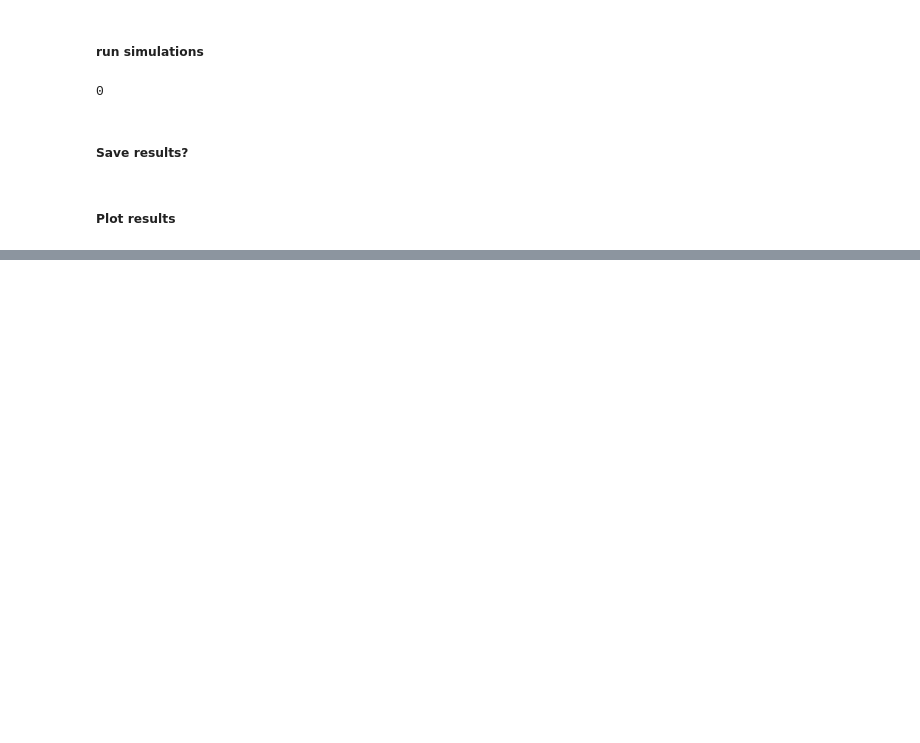
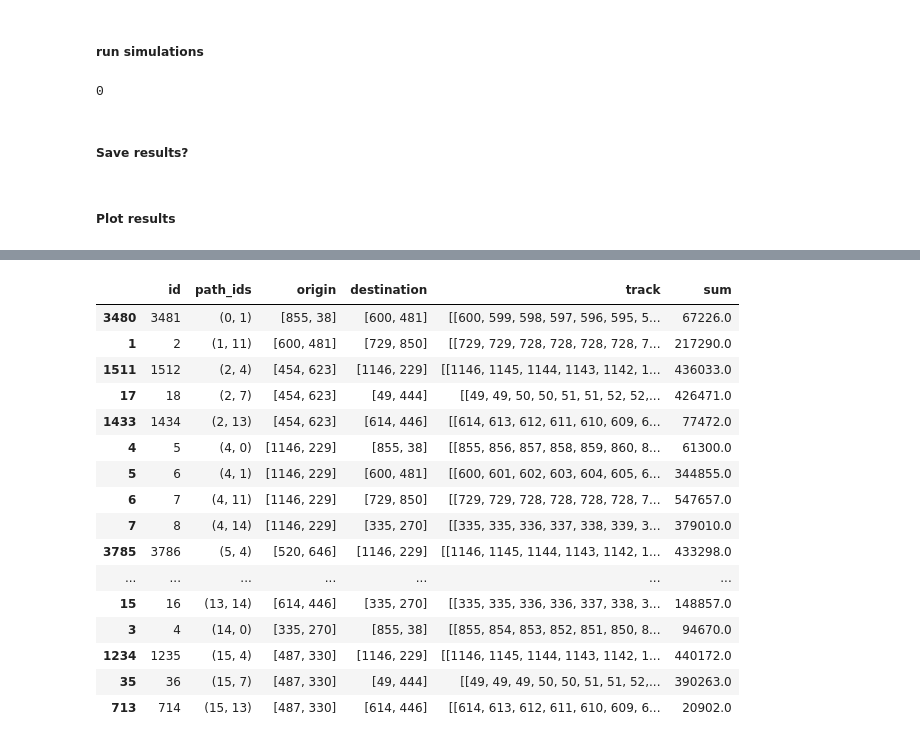
Before and after one commit to mllobera/netsim, a Jupyter notebook: notebooks/CaseStudy2.ipynb, the cells around one changed output, grey strips where cells are left out. Cells and saved outputs as stored; diff of their text form; code cells hidden in the pictures; blank space fills up the shorter version.

```diff
--- a/notebooks/CaseStudy2.ipynb
+++ b/notebooks/CaseStudy2.ipynb
@@ -216,0 +227,28 @@ utils.plot_map({'ras':dem, 'meta':meta, 'paths':paths}, loc={'df':df, 'label':'n
+# %%
+# read paths
+fn = r'.\all_paths_habitational'
+fn = r'.\ritual'
+df_paths = pd.read_pickle(fn)
+# %%
+# find max
+df_paths = utils.path_stats(df_paths, all_paths, df)
+df_max_paths = df_paths.loc[df_paths.groupby(['path_ids'])['sum'].idxmax()]
+df_max_paths
+# %% [output]
+|  | id | path_ids | origin | destination | track | sum |
+| 3480 | 3481 | (0, 1) | [855, 38] | [600, 481] | [[600, 599, 598, 597, 596, 595, 5... | 67226.0 |
+| 1 | 2 | (1, 11) | [600, 481] | [729, 850] | [[729, 729, 728, 728, 728, 728, 7... | 217290.0 |
+| 1511 | 1512 | (2, 4) | [454, 623] | [1146, 229] | [[1146, 1145, 1144, 1143, 1142, 1... | 436033.0 |
+| 17 | 18 | (2, 7) | [454, 623] | [49, 444] | [[49, 49, 50, 50, 51, 51, 52, 52,... | 426471.0 |
+| 1433 | 1434 | (2, 13) | [454, 623] | [614, 446] | [[614, 613, 612, 611, 610, 609, 6... | 77472.0 |
+| 4 | 5 | (4, 0) | [1146, 229] | [855, 38] | [[855, 856, 857, 858, 859, 860, 8... | 61300.0 |
+| 5 | 6 | (4, 1) | [1146, 229] | [600, 481] | [[600, 601, 602, 603, 604, 605, 6... | 344855.0 |
+| 6 | 7 | (4, 11) | [1146, 229] | [729, 850] | [[729, 729, 728, 728, 728, 728, 7... | 547657.0 |
+| 7 | 8 | (4, 14) | [1146, 229] | [335, 270] | [[335, 335, 336, 337, 338, 339, 3... | 379010.0 |
+| 3785 | 3786 | (5, 4) | [520, 646] | [1146, 229] | [[1146, 1145, 1144, 1143, 1142, 1... | 433298.0 |
+| ... | ... | ... | ... | ... | ... | ... |
+| 15 | 16 | (13, 14) | [614, 446] | [335, 270] | [[335, 335, 336, 336, 337, 338, 3... | 148857.0 |
+| 3 | 4 | (14, 0) | [335, 270] | [855, 38] | [[855, 854, 853, 852, 851, 850, 8... | 94670.0 |
+| 1234 | 1235 | (15, 4) | [487, 330] | [1146, 229] | [[1146, 1145, 1144, 1143, 1142, 1... | 440172.0 |
+| 35 | 36 | (15, 7) | [487, 330] | [49, 444] | [[49, 49, 49, 50, 50, 51, 51, 52,... | 390263.0 |
+| 713 | 714 | (15, 13) | [487, 330] | [614, 446] | [[614, 613, 612, 611, 610, 609, 6... | 20902.0 |
```
Also changed, not shown: parts of 9 cells of this notebook, 2 other files.
